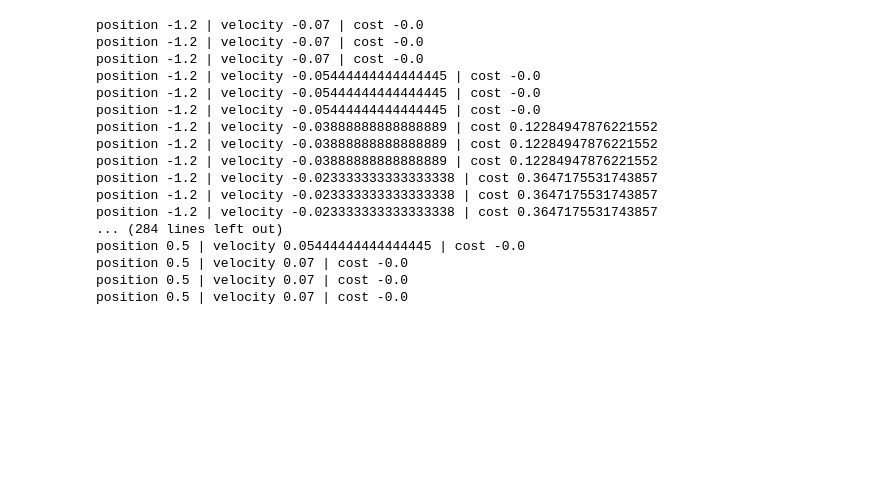
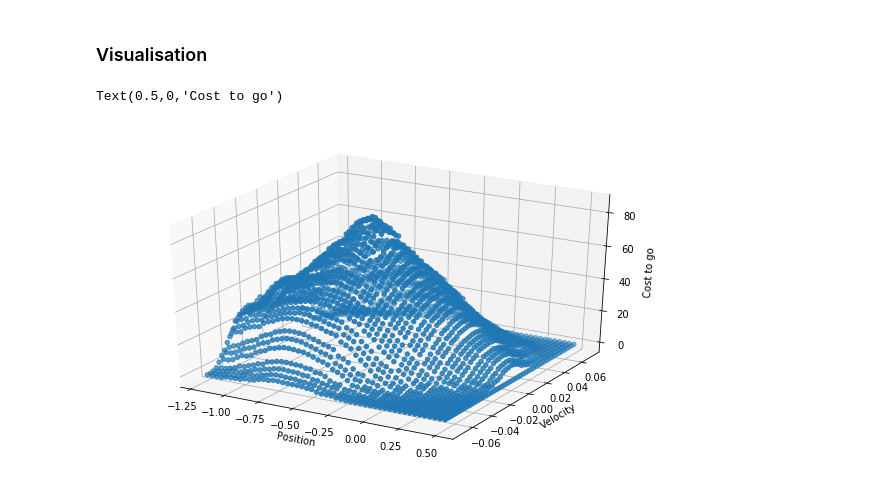
Before and after one commit to MJeremy2017/reinforcement-learning-implementation, a Jupyter notebook: MountainCar/MountainCar.ipynb, the cells around one changed output. Saved outputs shown, nothing was run; the diff lists cells and outputs as text; code cells hidden in the pictures; blank space fills up the shorter version.

Commit message:
add plots

```diff
--- a/MountainCar/MountainCar.ipynb
+++ b/MountainCar/MountainCar.ipynb
@@ -169,7 +171,7 @@ class MountainCar:
 
                 t += 1
 # %%
-stepSize = 0.1
+stepSize = 0.3
 # %%
 valueFunc = ValueFunction(stepSize)
 mc = MountainCar()
@@ -189,26 +198,28 @@ ACTIONS = [-1, 0, 1]
-# %%
-pos_lin = np.linspace(POSITION_BOUND[0], POSITION_BOUND[1], 10)
-vec_lin = np.linspace(VELOCITY_BOUND[0], VELOCITY_BOUND[1], 10)
-
-for pos in pos_lin:
-    for vec in vec_lin:
-        for a in [-1, 0, 1]:
-            print("position {} | velocity {} | cost {}".format(pos, vec, valueFunc.costToGo(pos, vec)))
-# %% [output]
-position -1.2 | velocity -0.07 | cost -0.0
-position -1.2 | velocity -0.07 | cost -0.0
-position -1.2 | velocity -0.07 | cost -0.0
-position -1.2 | velocity -0.05444444444444445 | cost -0.0
-position -1.2 | velocity -0.05444444444444445 | cost -0.0
-position -1.2 | velocity -0.05444444444444445 | cost -0.0
-position -1.2 | velocity -0.03888888888888889 | cost 0.12284947876221552
-position -1.2 | velocity -0.03888888888888889 | cost 0.12284947876221552
-position -1.2 | velocity -0.03888888888888889 | cost 0.12284947876221552
-position -1.2 | velocity -0.023333333333333338 | cost 0.3647175531743857
-position -1.2 | velocity -0.023333333333333338 | cost 0.3647175531743857
-position -1.2 | velocity -0.023333333333333338 | cost 0.3647175531743857
-... (284 lines left out)
-position 0.5 | velocity 0.05444444444444445 | cost -0.0
-position 0.5 | velocity 0.07 | cost -0.0
-position 0.5 | velocity 0.07 | cost -0.0
-position 0.5 | velocity 0.07 | cost -0.0
+# %% [markdown]
+### Visualisation
+# %%
+# step 100
+grids = 50
+
+positions = np.linspace(POSITION_BOUND[0], POSITION_BOUND[1], grids)
+vels = np.linspace(VELOCITY_BOUND[0], VELOCITY_BOUND[1], grids)
+
+x = []
+y = []
+z = []
+for p in positions:
+    for v in vels:
+        x.append(p)
+        y.append(v)
+        z.append(valueFunc.costToGo(p, v))
+
+fig = plt.figure(figsize=[10, 6])
+ax = fig.add_subplot(111, projection='3d')
+ax.scatter(x, y, z)
+
+ax.set_xlabel("Position")
+ax.set_ylabel("Velocity")
+ax.set_zlabel("Cost to go")
+# %% [output]
+Text(0.5,0,'Cost to go')
+[figure, added]
```
Also changed, not shown: parts of 5 cells of this notebook.
